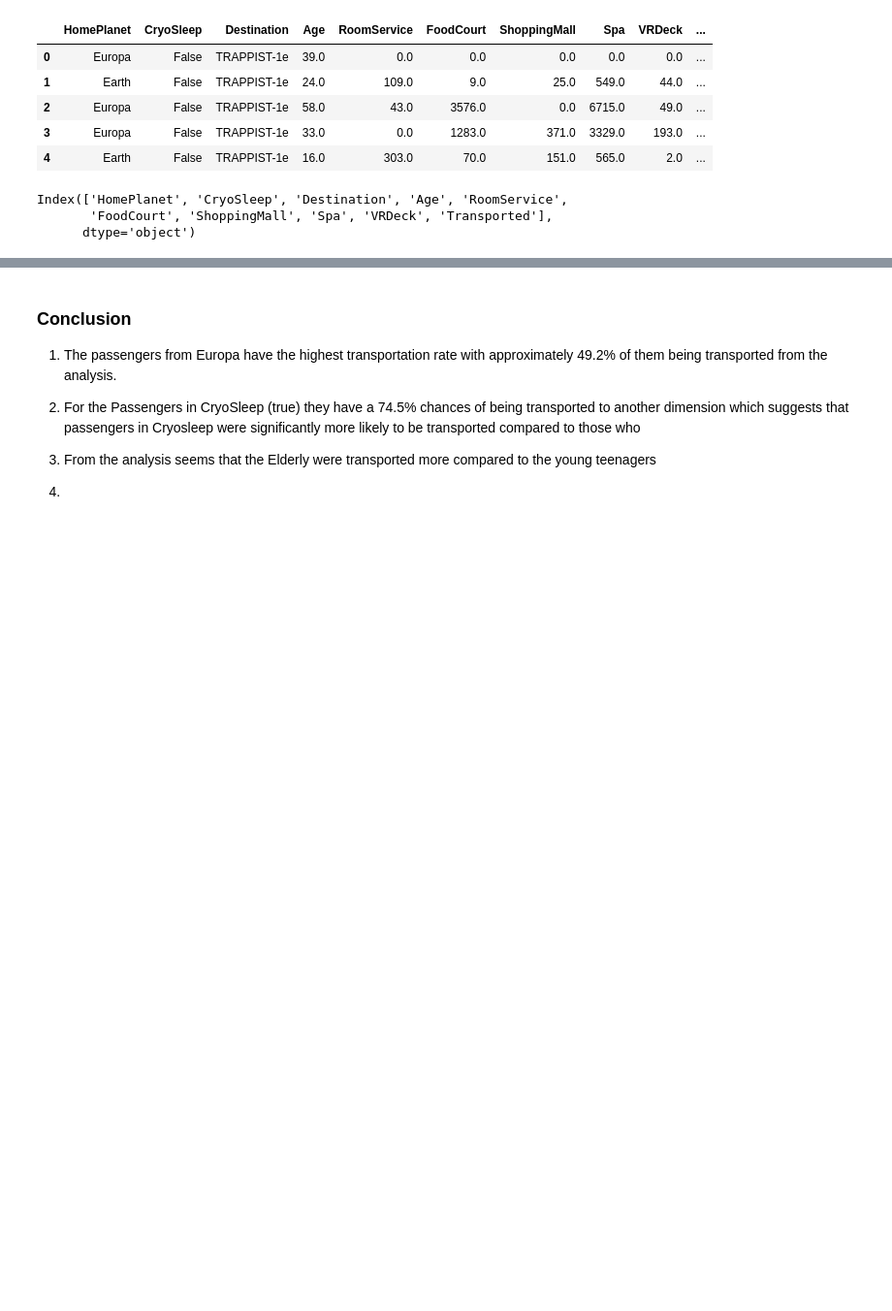
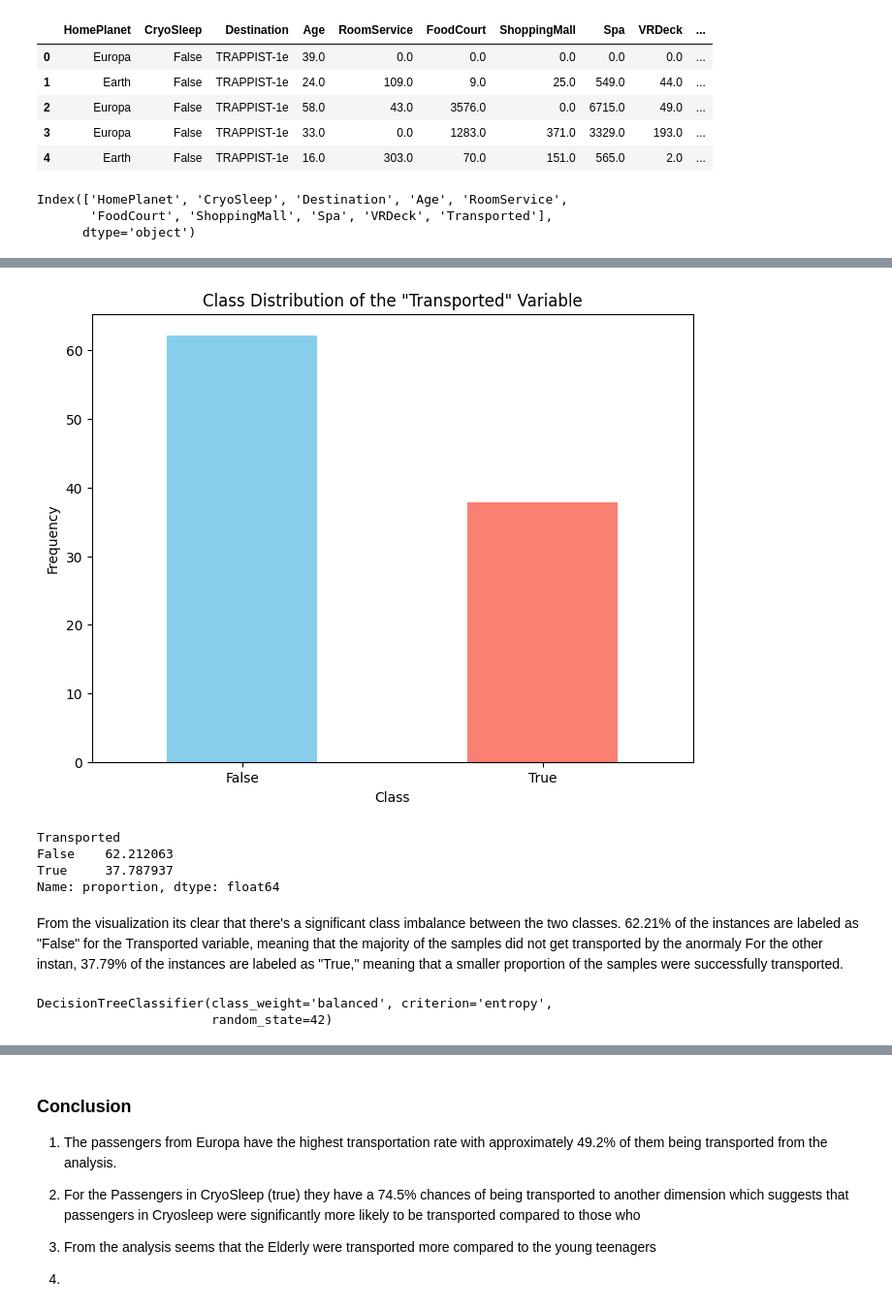
Before and after one commit to mikabenson/Space_ship-project, a Jupyter notebook: space_data.ipynb, the cells around one changed output, grey strips where cells are left out. Shown at 97% size. Drawn from its saved outputs; the diff is of its cells as text; code cells hidden in the pictures; blank space fills up the shorter version.

```diff
--- a/space_data.ipynb
+++ b/space_data.ipynb
@@ -1028,0 +645,35 @@ weighted avg       0.79      0.80      0.79      1138
+# %%
+# Assuming data_2 is your DataFrame and "Transported" is your target column
+class_distribution = data_2["Transported"].value_counts(normalize = True) * 100
+
+# Plotting the class distribution
+plt.figure(figsize=(8, 6))
+class_distribution.plot(kind='bar', color=['skyblue', 'salmon'])
+plt.title('Class Distribution of the "Transported" Variable')
+plt.xlabel('Class')
+plt.ylabel('Frequency')
+plt.xticks(rotation=0)
+plt.show()
+
+# Print the class distribution
+print(class_distribution)
+# %% [output]
+[figure, added]
+Transported
+False    62.212063
+True     37.787937
+Name: proportion, dtype: float64
+# %% [markdown]
+From the visualization its clear that there's a significant class imbalance between the two classes. 62.21% of the instances are labeled as "False" for the Transported variable, meaning that the majority of the samples did not get transported by the anormaly
+For the other instan, 37.79% of the instances are labeled as "True," meaning that a smaller proportion of the samples were successfully transported.
+# %%
+# Ensure all column names are strings
+X_train_dt.columns = X_train_dt.columns.astype(str)
+X_test_dt.columns = X_test_dt.columns.astype(str)
+
+# create and fit the decision tree on the training set
+DT_classifier = DecisionTreeClassifier(criterion = "entropy" ,random_state = 42, class_weight = "balanced")
+DT_classifier.fit(X_train_dt, y_train_dt)
+# %% [output]
+DecisionTreeClassifier(class_weight='balanced', criterion='entropy',
+                       random_state=42)
```
Also changed, not shown: parts of 67 cells of this notebook.
